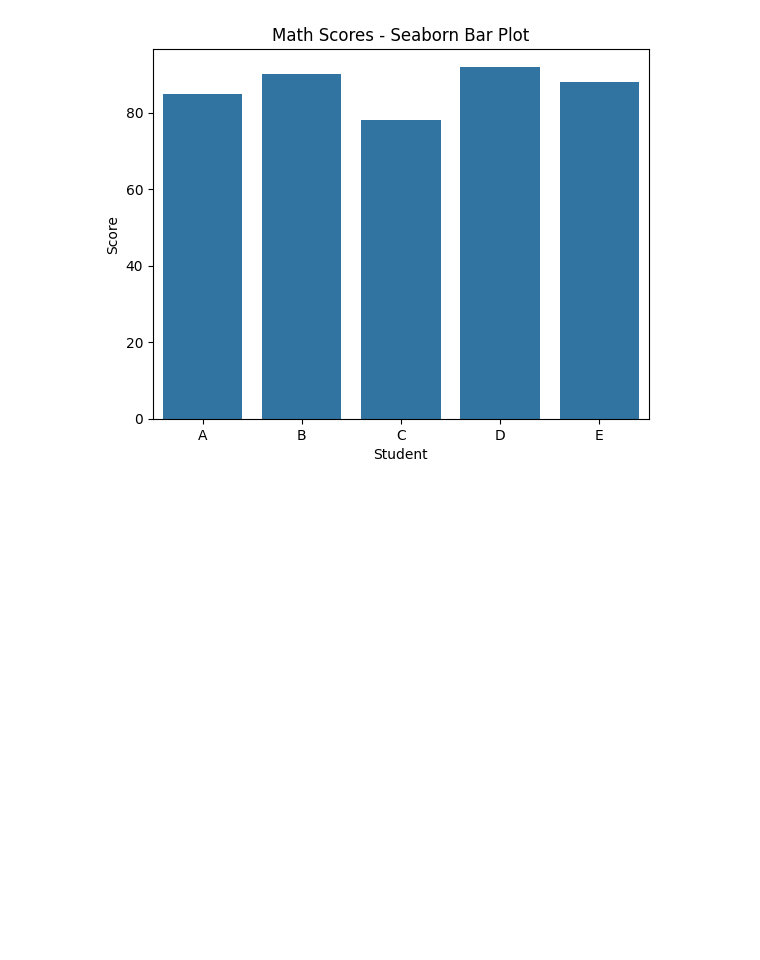
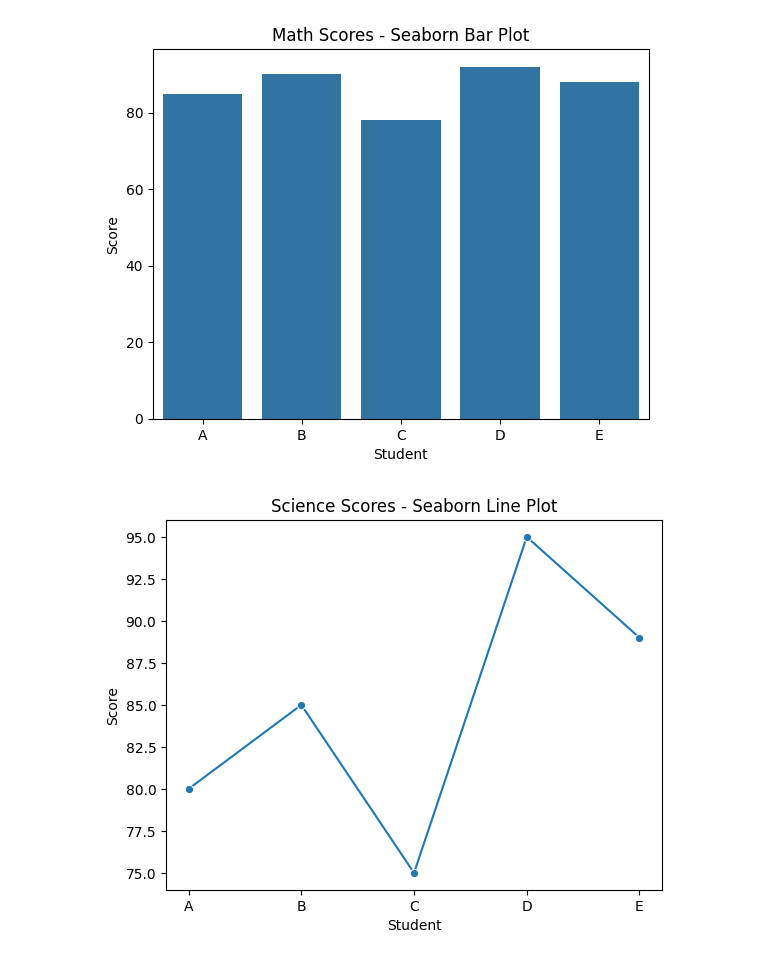
Before and after one commit to madhants/Madhan, a Jupyter notebook: Seaborn program.ipynb, the cells around one changed output. Drawn from its saved outputs; the diff is of its cells as text; code cells hidden in the pictures; blank space fills up the shorter version.

```diff
--- a/Seaborn program.ipynb
+++ b/Seaborn program.ipynb
@@ -15,3 +15,18 @@ plt.ylabel("Score")
 plt.show()
 # %% [output]
 [figure]
+# %%
+
+import seaborn as sns
+import matplotlib.pyplot as plt
+
+students = ['A', 'B', 'C', 'D', 'E']
+science_scores = [80, 85, 75, 95, 89]
+
+sns.lineplot(x=students, y=science_scores, marker='o')
+plt.title("Science Scores - Seaborn Line Plot")
+plt.xlabel("Student")
+plt.ylabel("Score")
+plt.show()
+# %% [output]
+[figure, added]
```
Also changed, not shown: parts of 5 cells of this notebook.
